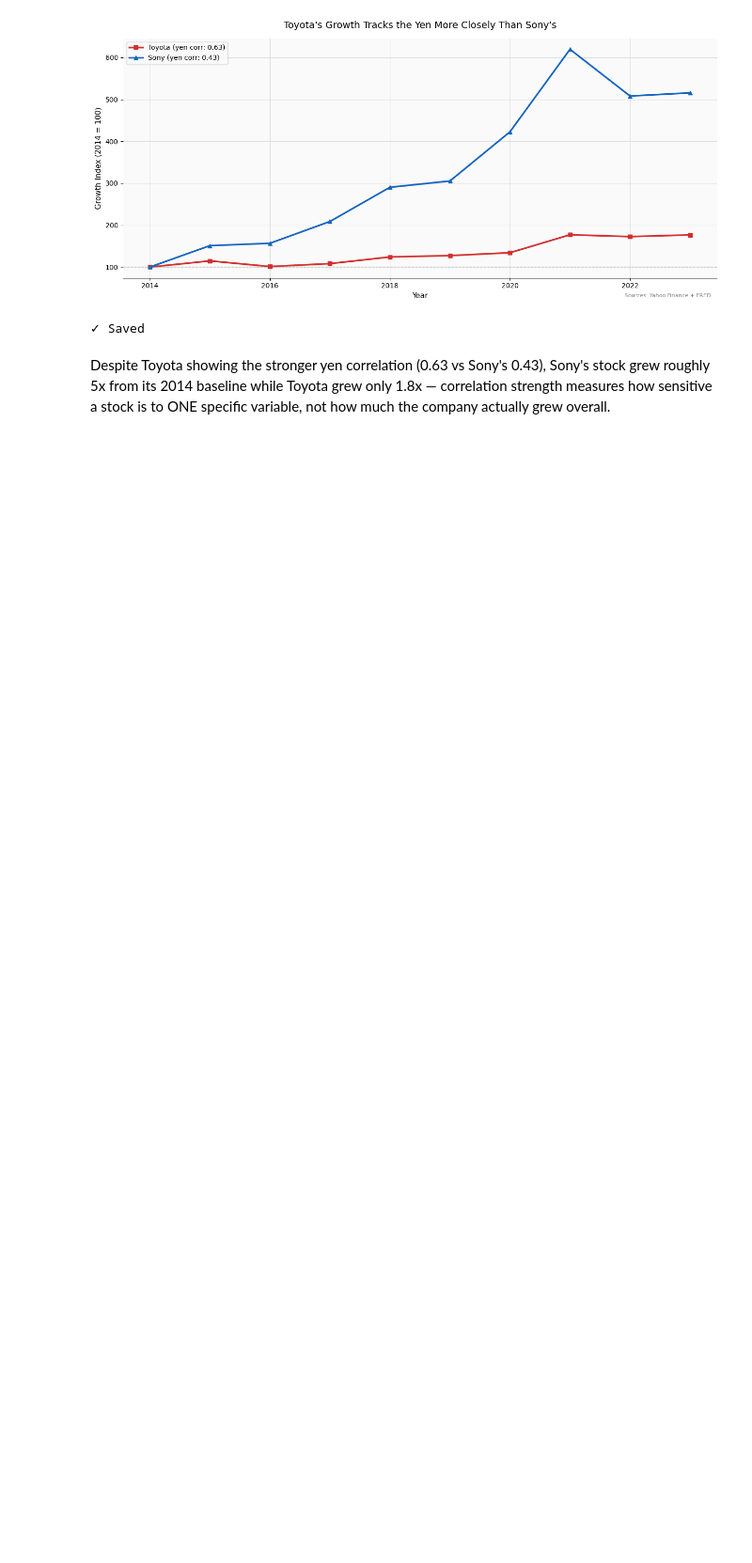
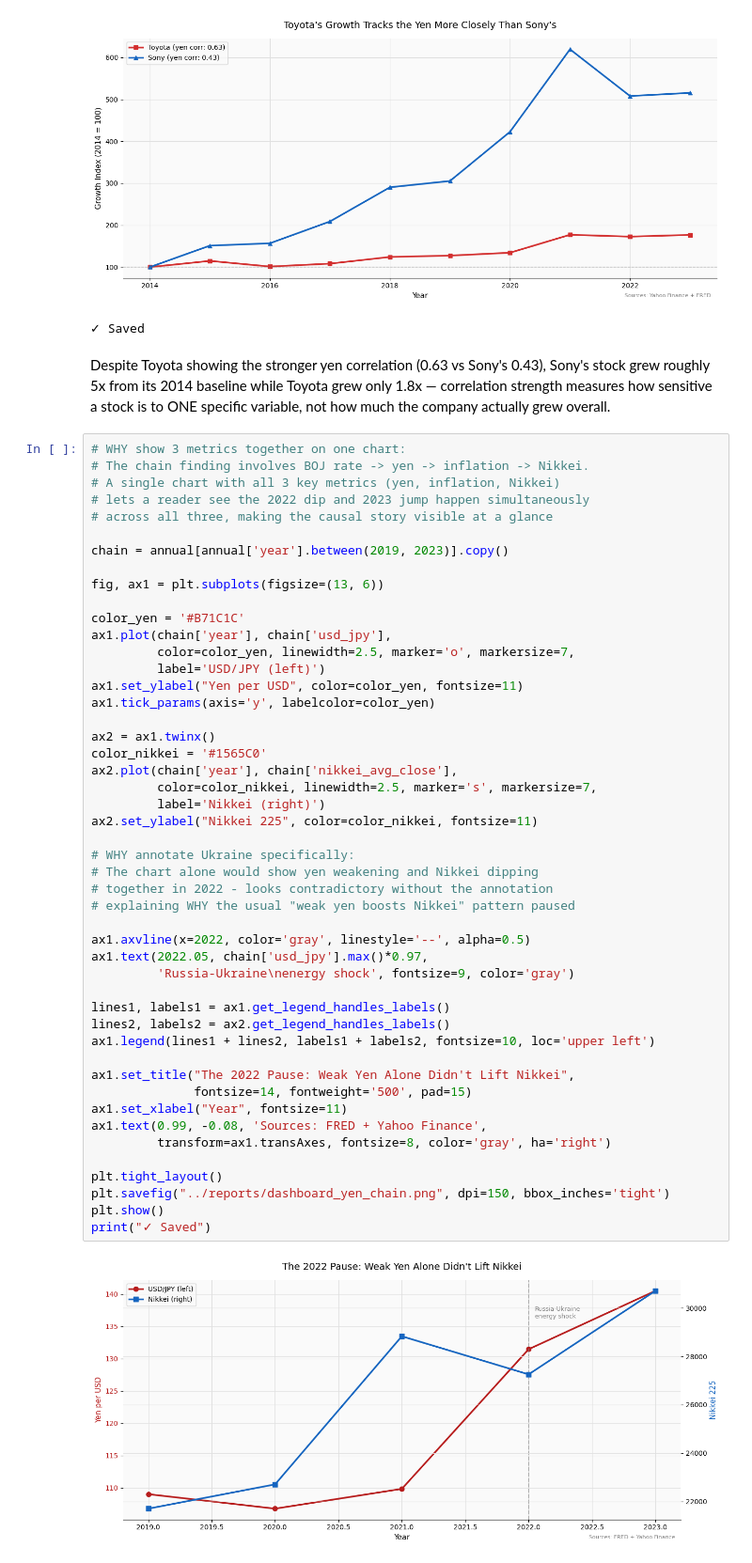
Before and after one commit to Prashant-4527/JapanScope-Stock-Economic-Intel, a Jupyter notebook: notebooks/04_dashboard.ipynb, the cells around one changed output. Shown at 94% size. Cells and saved outputs as stored; diff of their text form; blank space fills up the shorter version.

Commit message:
executive dashboard

```diff
--- a/notebooks/04_dashboard.ipynb
+++ b/notebooks/04_dashboard.ipynb
@@ -131,3 +131,53 @@ Despite Toyota showing the stronger yen correlation (0.63 vs Sony's
 Toyota grew only 1.8x — correlation strength measures how sensitive
 a stock is to ONE specific variable, not how much the company actually
 grew overall.
+# %%
+# WHY show 3 metrics together on one chart:
+# The chain finding involves BOJ rate -> yen -> inflation -> Nikkei.
+# A single chart with all 3 key metrics (yen, inflation, Nikkei)
+# lets a reader see the 2022 dip and 2023 jump happen simultaneously
+# across all three, making the causal story visible at a glance
+
+chain = annual[annual['year'].between(2019, 2023)].copy()
+
+fig, ax1 = plt.subplots(figsize=(13, 6))
+
+color_yen = '#B71C1C'
+ax1.plot(chain['year'], chain['usd_jpy'],
+         color=color_yen, linewidth=2.5, marker='o', markersize=7,
+         label='USD/JPY (left)')
+ax1.set_ylabel("Yen per USD", color=color_yen, fontsize=11)
+ax1.tick_params(axis='y', labelcolor=color_yen)
+
+ax2 = ax1.twinx()
+color_nikkei = '#1565C0'
+ax2.plot(chain['year'], chain['nikkei_avg_close'],
+         color=color_nikkei, linewidth=2.5, marker='s', markersize=7,
+         label='Nikkei (right)')
+ax2.set_ylabel("Nikkei 225", color=color_nikkei, fontsize=11)
+
+# WHY annotate Ukraine specifically:
+# The chart alone would show yen weakening and Nikkei dipping
+# together in 2022 - looks contradictory without the annotation
+# explaining WHY the usual "weak yen boosts Nikkei" pattern paused
+
+ax1.axvline(x=2022, color='gray', linestyle='--', alpha=0.5)
+ax1.text(2022.05, chain['usd_jpy'].max()*0.97,
+         'Russia-Ukraine\nenergy shock', fontsize=9, color='gray')
+
+lines1, labels1 = ax1.get_legend_handles_labels()
+lines2, labels2 = ax2.get_legend_handles_labels()
+ax1.legend(lines1 + lines2, labels1 + labels2, fontsize=10, loc='upper left')
+
+ax1.set_title("The 2022 Pause: Weak Yen Alone Didn't Lift Nikkei",
+              fontsize=14, fontweight='500', pad=15)
+ax1.set_xlabel("Year", fontsize=11)
+ax1.text(0.99, -0.08, 'Sources: FRED + Yahoo Finance',
+         transform=ax1.transAxes, fontsize=8, color='gray', ha='right')
+
+plt.tight_layout()
+plt.savefig("../reports/dashboard_yen_chain.png", dpi=150, bbox_inches='tight')
+plt.show()
+print("✓ Saved")
+# %% [output]
+[figure, added]
```
Also changed, not shown: parts of 4 cells of this notebook, 2 other files.
